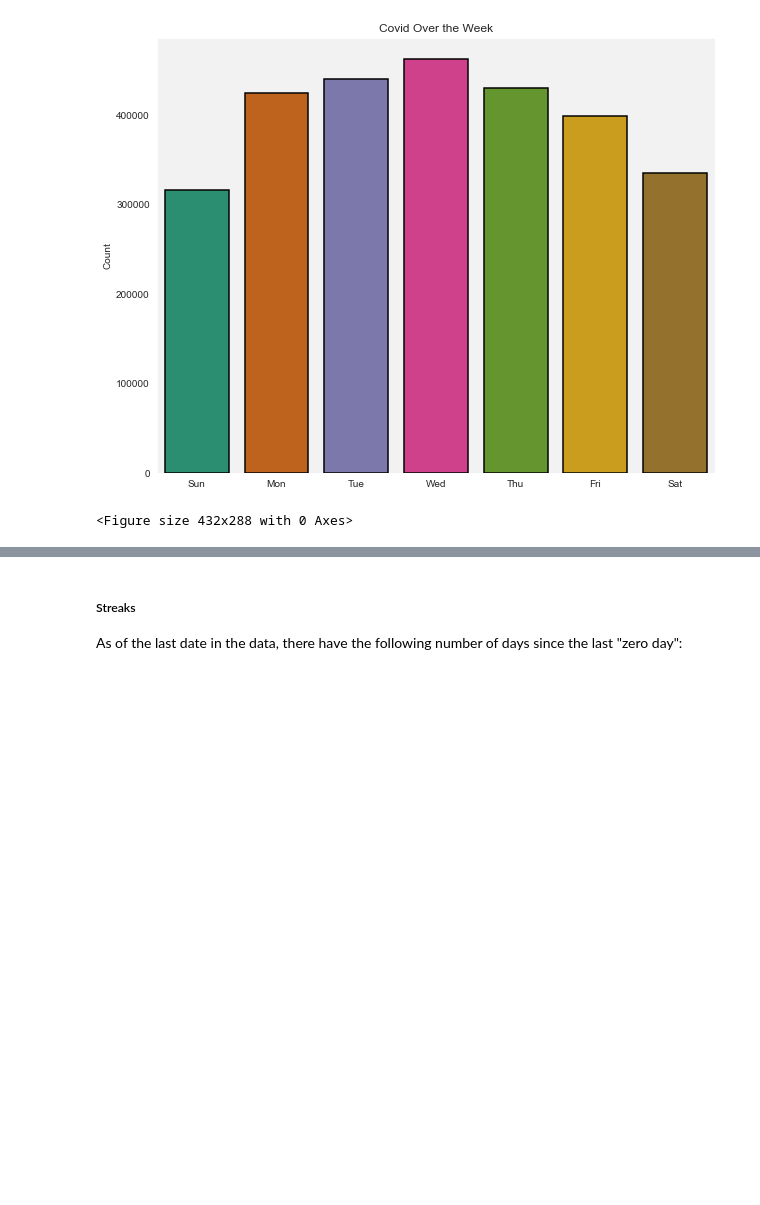
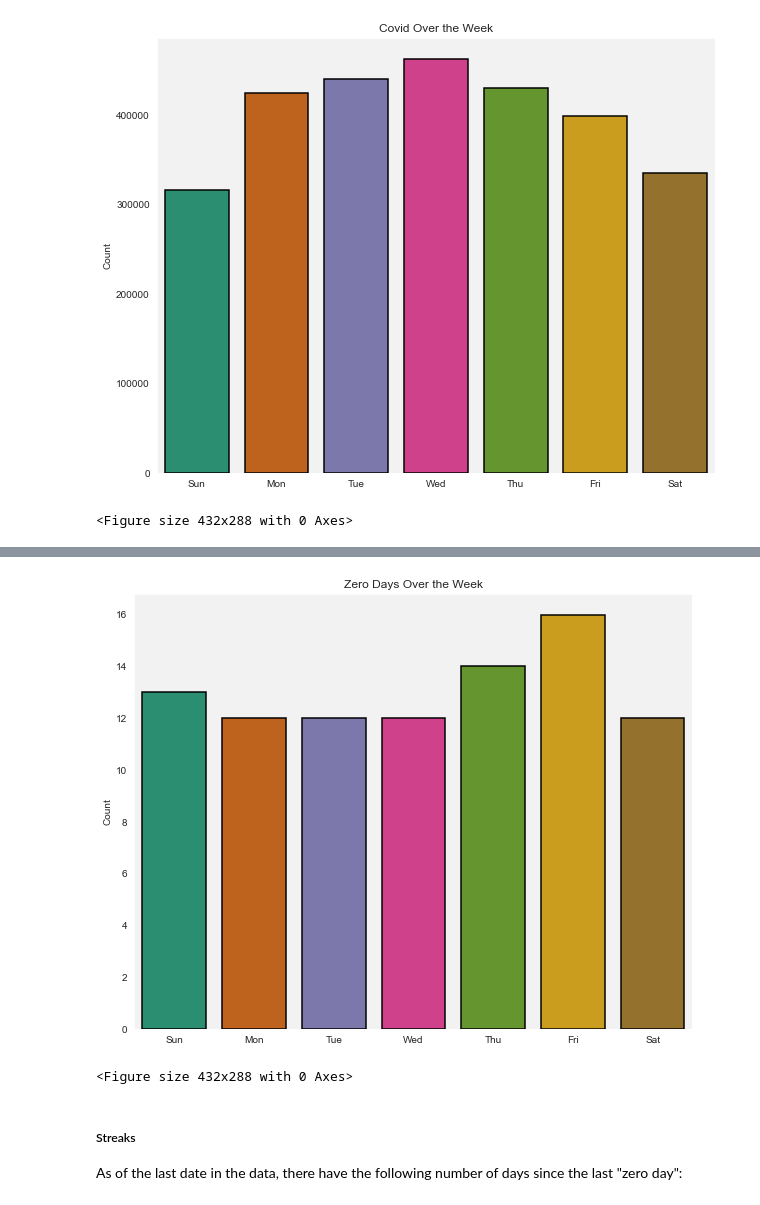
Before and after one commit to henrylin03/covid-nsw, a Jupyter notebook: covid-nsw.ipynb, the cells around one changed output, grey strips where cells are left out. Drawn from its saved outputs; the diff is of its cells as text; code cells hidden in the pictures; blank space fills up the shorter version.

Commit message:
change order of days of week calculations (zero days second)

```diff
--- a/covid-nsw.ipynb
+++ b/covid-nsw.ipynb
@@ -260,11 +233,0 @@ zd_days_of_wk
-# %%
-sns.set_palette("Set1")
-
-fig, ax = plt.subplots(figsize=(10, 8))
-
-sns.barplot(data=zd_days_of_wk, x="day_of_wk", y="zero_days_count",
-            edgecolor="black", linewidth=1.5, ax=ax)\
-    .set(xlabel=None, ylabel="Count", title="Zero Days Over the Week")
-
-plt.show()
-plt.clf()
@@ -314,3 +300,17 @@ plt.clf()
+# %%
+sns.set_palette("Dark2")
+
+fig, ax = plt.subplots(figsize=(10, 8))
+
+sns.barplot(data=zd_days_of_wk, x="day_of_wk", y="zero_days_count",
+            edgecolor="black", linewidth=1.5, ax=ax)\
+    .set(xlabel=None, ylabel="Count", title="Zero Days Over the Week")
+
+plt.show()
+plt.clf()
+# %% [output]
+[figure, added]
+<Figure size 432x288 with 0 Axes>
 # %% [markdown]
 ##### Streaks
 As of the last date in the data, there have the following number of days since the last "zero day":
```
Also changed, not shown: parts of 3 cells of this notebook.
